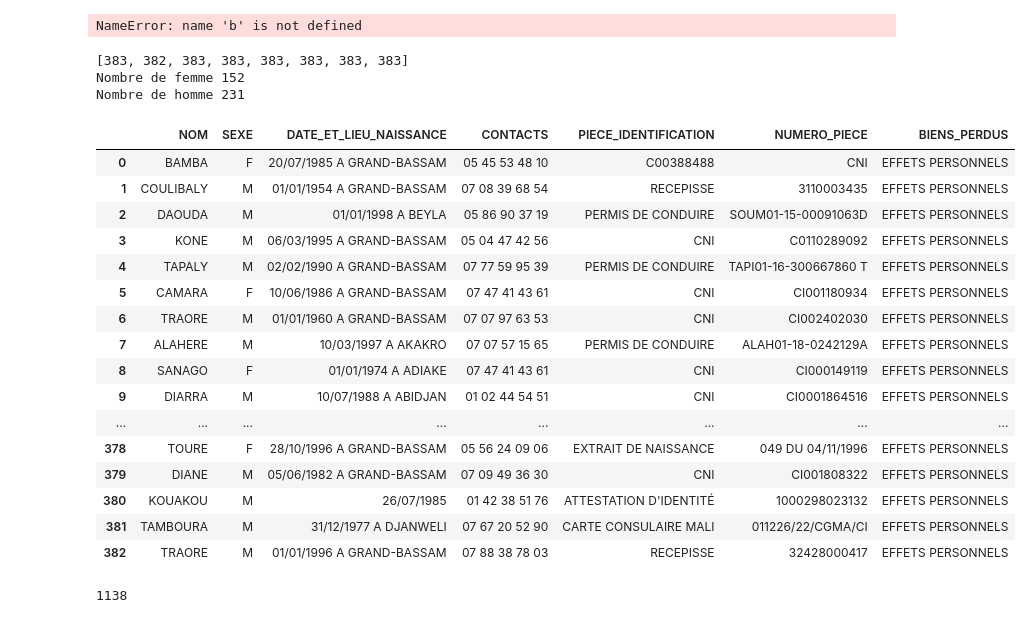
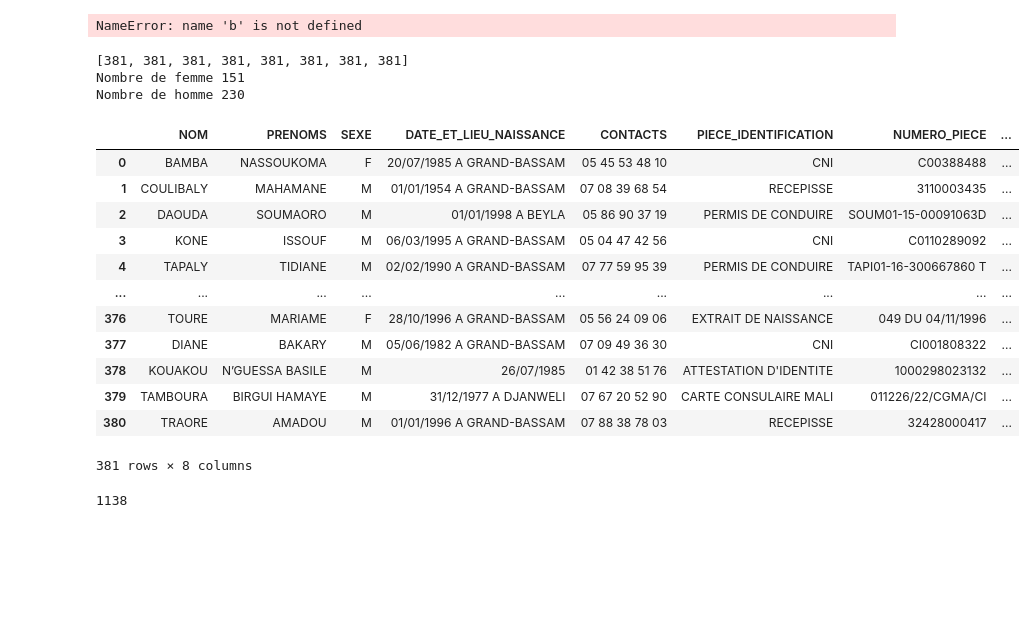
Before and after one commit to diakite-data/pythonCodes, a Jupyter notebook: notebooks/laka_phare.ipynb, the cells around one changed output. Cells and saved outputs as stored; diff of their text form; code cells hidden in the pictures; blank space fills up the shorter version.

Commit message:
Laka Phare Update

```diff
--- a/notebooks/laka_phare.ipynb
+++ b/notebooks/laka_phare.ipynb
@@ -566,28 +547,24 @@ def data_laka_phare2(path) :
 
     return df
 # %%
-data_laka_phare2("/Users/diakite/Downloads/phare_locataire.txt")
+data_laka_phare("/Users/diakite/Downloads/phare_locataire.txt")
 # %% [output]
-[383, 382, 383, 383, 383, 383, 383, 383]
-Nombre de femme 152
-Nombre de homme 231
+[381, 381, 381, 381, 381, 381, 381, 381]
+Nombre de femme 151
+Nombre de homme 230
-|  | NOM | SEXE | DATE_ET_LIEU_NAISSANCE | CONTACTS | PIECE_IDENTIFICATION | NUMERO_PIECE | BIENS_PERDUS |
-| 0 | BAMBA | F | 20/07/1985 A GRAND-BASSAM | 05 45 53 48 10 | C00388488 | CNI | EFFETS PERSONNELS |
-| 1 | COULIBALY | M | 01/01/1954 A GRAND-BASSAM | 07 08 39 68 54 | RECEPISSE | 3110003435 | EFFETS PERSONNELS |
-| 2 | DAOUDA | M | 01/01/1998 A BEYLA | 05 86 90 37 19 | PERMIS DE CONDUIRE | SOUM01-15-00091063D | EFFETS PERSONNELS |
-| 3 | KONE | M | 06/03/1995 A GRAND-BASSAM | 05 04 47 42 56 | CNI | C0110289092 | EFFETS PERSONNELS |
-| 4 | TAPALY | M | 02/02/1990 A GRAND-BASSAM | 07 77 59 95 39 | PERMIS DE CONDUIRE | TAPI01-16-300667860 T | EFFETS PERSONNELS |
-| 5 | CAMARA | F | 10/06/1986 A GRAND-BASSAM | 07 47 41 43 61 | CNI | CI001180934 | EFFETS PERSONNELS |
-| 6 | TRAORE | M | 01/01/1960 A GRAND-BASSAM | 07 07 97 63 53 | CNI | CI002402030 | EFFETS PERSONNELS |
-| 7 | ALAHERE | M | 10/03/1997 A AKAKRO | 07 07 57 15 65 | PERMIS DE CONDUIRE | ALAH01-18-0242129A | EFFETS PERSONNELS |
-| 8 | SANAGO | F | 01/01/1974 A ADIAKE | 07 47 41 43 61 | CNI | CI000149119 | EFFETS PERSONNELS |
-| 9 | DIARRA | M | 10/07/1988 A ABIDJAN | 01 02 44 54 51 | CNI | CI0001864516 | EFFETS PERSONNELS |
-| ... | ... | ... | ... | ... | ... | ... | ... |
-| 378 | TOURE | F | 28/10/1996 A GRAND-BASSAM | 05 56 24 09 06 | EXTRAIT DE NAISSANCE | 049 DU 04/11/1996 | EFFETS PERSONNELS |
-| 379 | DIANE | M | 05/06/1982 A GRAND-BASSAM | 07 09 49 36 30 | CNI | CI001808322 | EFFETS PERSONNELS |
-| 380 | KOUAKOU | M | 26/07/1985 | 01 42 38 51 76 | ATTESTATION D'IDENTITÉ | 1000298023132 | EFFETS PERSONNELS |
-| 381 | TAMBOURA | M | 31/12/1977 A DJANWELI | 07 67 20 52 90 | CARTE CONSULAIRE MALI | 011226/22/CGMA/CI | EFFETS PERSONNELS |
-| 382 | TRAORE | M | 01/01/1996 A GRAND-BASSAM | 07 88 38 78 03 | RECEPISSE | 32428000417 | EFFETS PERSONNELS |
+|  | NOM | PRENOMS | SEXE | DATE_ET_LIEU_NAISSANCE | CONTACTS | PIECE_IDENTIFICATION | NUMERO_PIECE | ... |
+| 0 | BAMBA | NASSOUKOMA | F | 20/07/1985 A GRAND-BASSAM | 05 45 53 48 10 | CNI | C00388488 | ... |
+| 1 | COULIBALY | MAHAMANE | M | 01/01/1954 A GRAND-BASSAM | 07 08 39 68 54 | RECEPISSE | 3110003435 | ... |
+| 2 | DAOUDA | SOUMAORO | M | 01/01/1998 A BEYLA | 05 86 90 37 19 | PERMIS DE CONDUIRE | SOUM01-15-00091063D | ... |
+| 3 | KONE | ISSOUF | M | 06/03/1995 A GRAND-BASSAM | 05 04 47 42 56 | CNI | C0110289092 | ... |
+| 4 | TAPALY | TIDIANE | M | 02/02/1990 A GRAND-BASSAM | 07 77 59 95 39 | PERMIS DE CONDUIRE | TAPI01-16-300667860 T | ... |
+| ... | ... | ... | ... | ... | ... | ... | ... | ... |
+| 376 | TOURE | MARIAME | F | 28/10/1996 A GRAND-BASSAM | 05 56 24 09 06 | EXTRAIT DE NAISSANCE | 049 DU 04/11/1996 | ... |
+| 377 | DIANE | BAKARY | M | 05/06/1982 A GRAND-BASSAM | 07 09 49 36 30 | CNI | CI001808322 | ... |
+| 378 | KOUAKOU | N’GUESSA BASILE | M | 26/07/1985 | 01 42 38 51 76 | ATTESTATION D'IDENTITE | 1000298023132 | ... |
+| 379 | TAMBOURA | BIRGUI HAMAYE | M | 31/12/1977 A DJANWELI | 07 67 20 52 90 | CARTE CONSULAIRE MALI | 011226/22/CGMA/CI | ... |
+| 380 | TRAORE | AMADOU | M | 01/01/1996 A GRAND-BASSAM | 07 88 38 78 03 | RECEPISSE | 32428000417 | ... |
+381 rows × 8 columns
 # %%
 126 + 261 + 369 + 382
 # %% [output]
```
Also changed, not shown: parts of 9 cells of this notebook.
